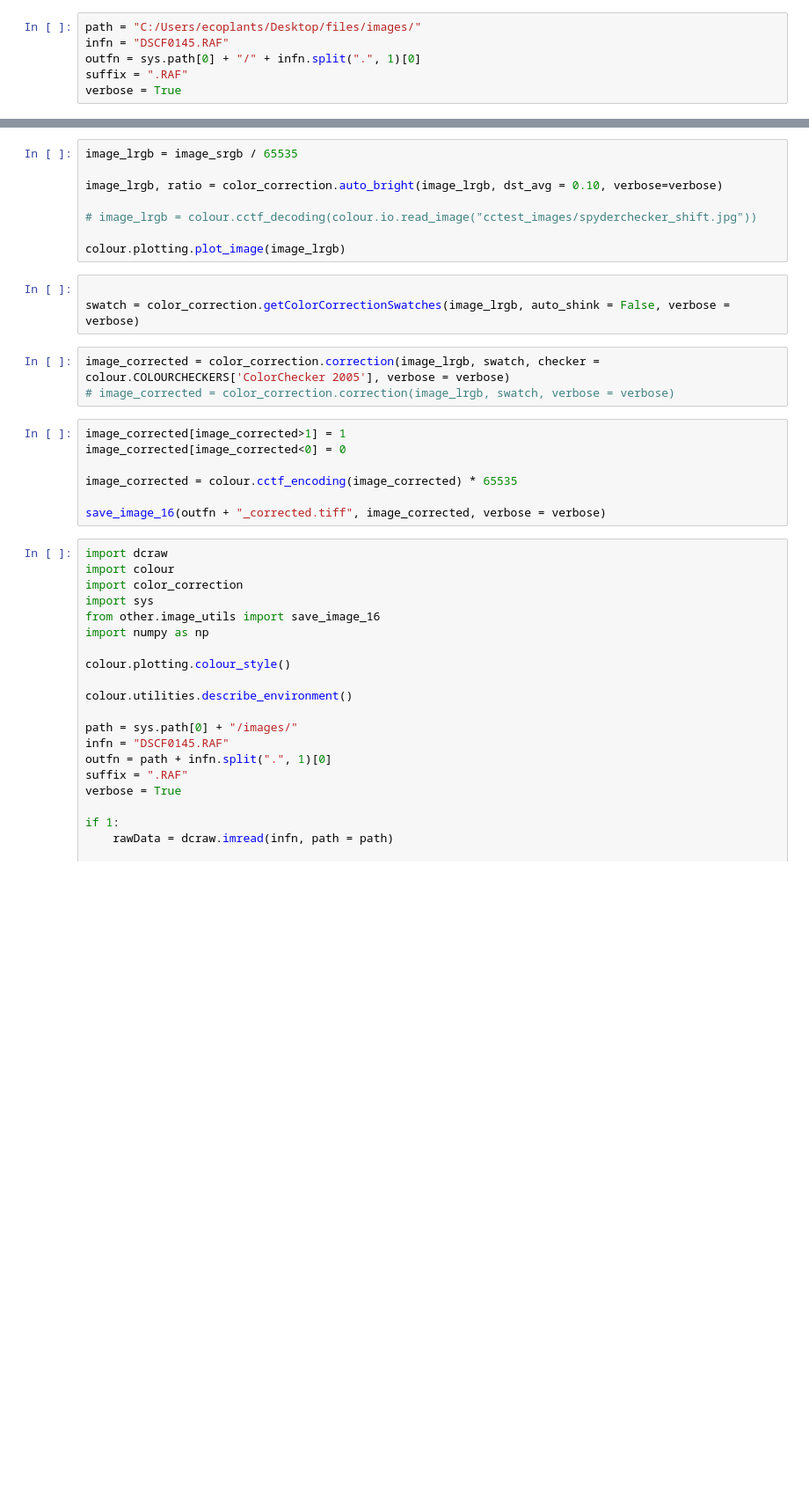
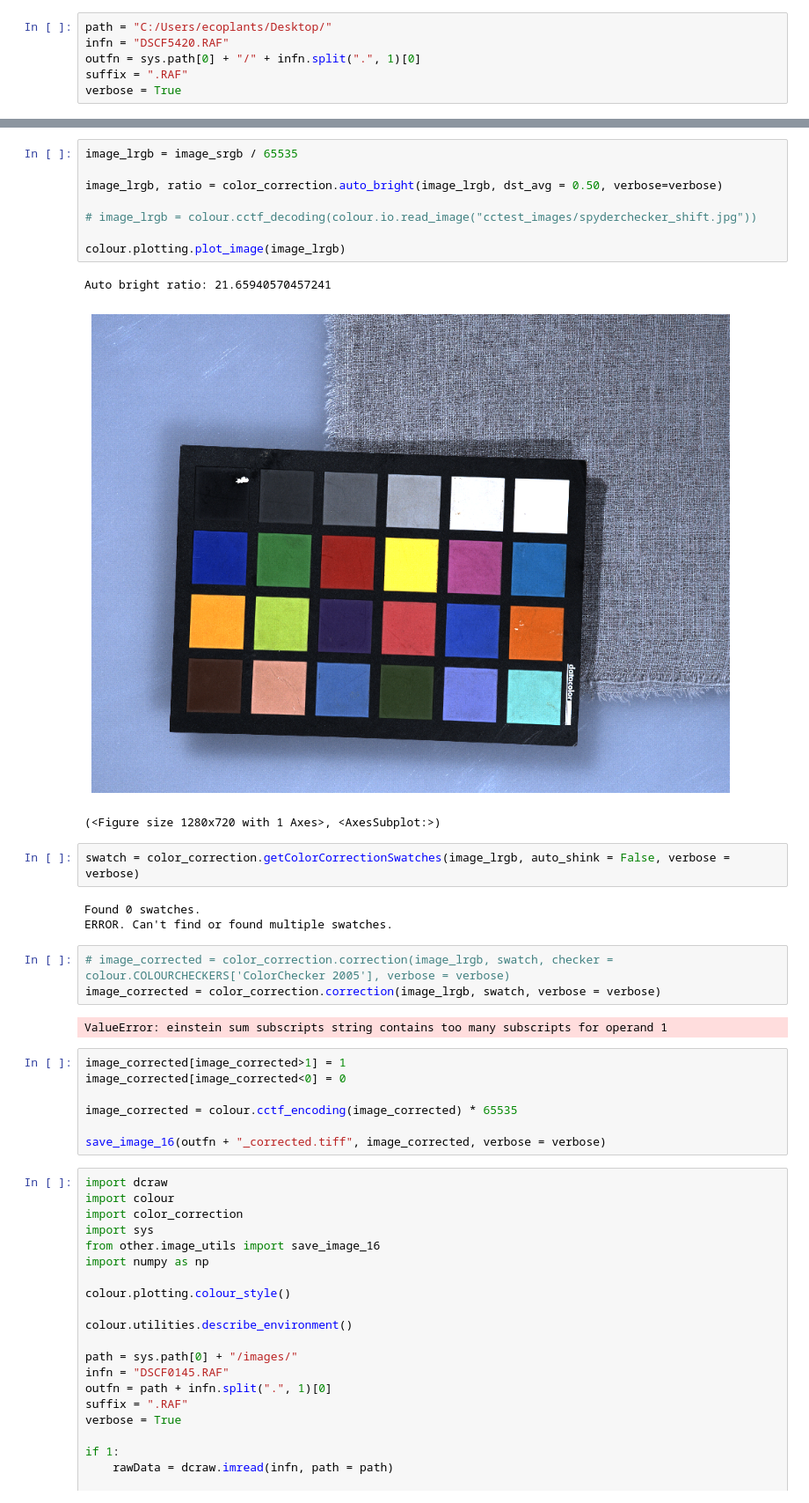
Before and after one commit to rongtianjie/dcraw_py, a Jupyter notebook: sample.ipynb, the cells around one changed output, grey strips where cells are left out. Shown at 88% size. Cells and saved outputs as stored; diff of their text form; blank space fills up the shorter version.

```diff
--- a/sample.ipynb
+++ b/sample.ipynb
@@ -12,6 +44,6 @@ colour.utilities.describe_environment()
 # %%
-path = "C:/Users/ecoplants/Desktop/files/images/"
-infn = "DSCF0145.RAF"
+path = "C:/Users/ecoplants/Desktop/"
+infn = "DSCF5420.RAF"
 outfn = sys.path[0] + "/" + infn.split(".", 1)[0]
 suffix = ".RAF"
 verbose = True
@@ -28,17 +73,25 @@ if 1:
 # %%
 image_lrgb = image_srgb / 65535
 
-image_lrgb, ratio = color_correction.auto_bright(image_lrgb, dst_avg = 0.10, verbose=verbose)
+image_lrgb, ratio = color_correction.auto_bright(image_lrgb, dst_avg = 0.50, verbose=verbose)
 
 # image_lrgb = colour.cctf_decoding(colour.io.read_image("cctest_images/spyderchecker_shift.jpg"))
 
 colour.plotting.plot_image(image_lrgb)
+# %% [output]
+Auto bright ratio: 21.65940570457241
+[figure, added]
+(<Figure size 1280x720 with 1 Axes>, <AxesSubplot:>)
 # %%
-
 swatch = color_correction.getColorCorrectionSwatches(image_lrgb, auto_shink = False, verbose = verbose)
+# %% [output]
+Found 0 swatches.
+ERROR. Can't find or found multiple swatches.
 # %%
-image_corrected = color_correction.correction(image_lrgb, swatch, checker = colour.COLOURCHECKERS['ColorChecker 2005'], verbose = verbose)
-# image_corrected = color_correction.correction(image_lrgb, swatch, verbose = verbose)
+# image_corrected = color_correction.correction(image_lrgb, swatch, checker = colour.COLOURCHECKERS['ColorChecker 2005'], verbose = verbose)
+image_corrected = color_correction.correction(image_lrgb, swatch, verbose = verbose)
+# %% [output]
+ValueError: einstein sum subscripts string contains too many subscripts for operand 1
 # %%
 image_corrected[image_corrected>1] = 1
 image_corrected[image_corrected<0] = 0
```
Also changed, not shown: parts of 2 cells of this notebook, 7 other files.
